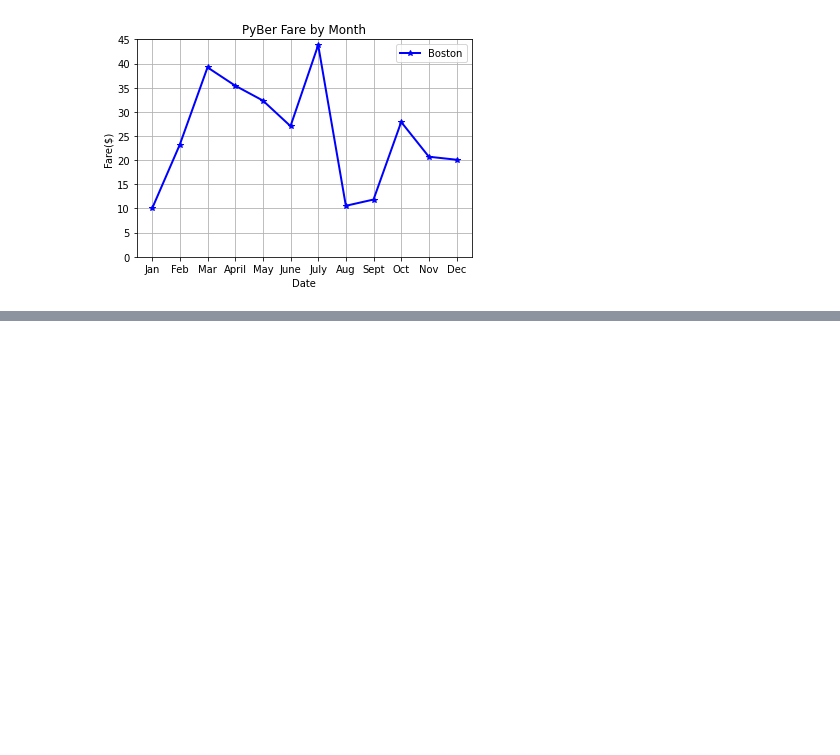
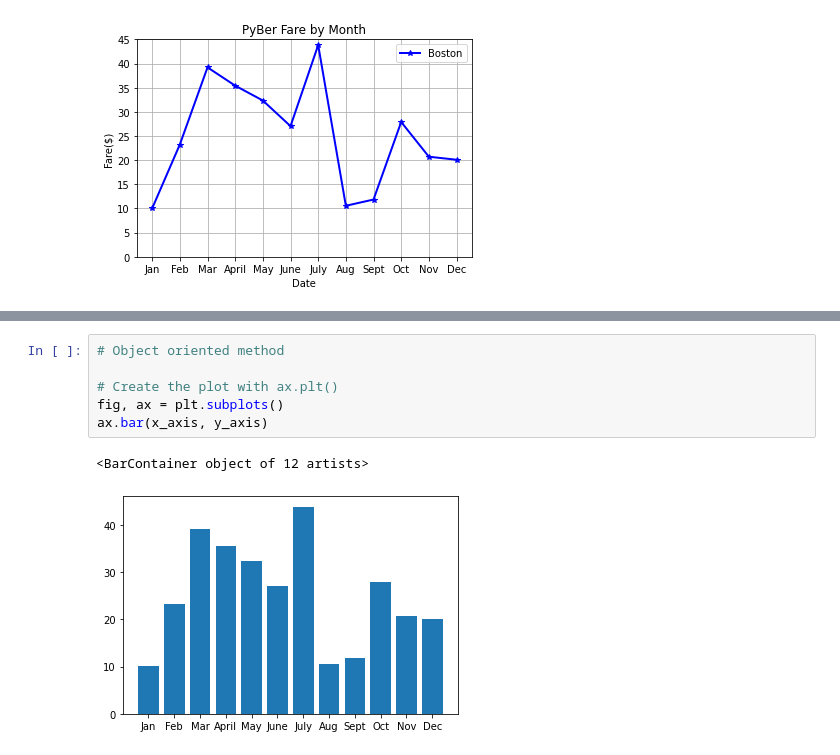
Before and after one commit to UrteMelyte/PyBer_Analysis, a Jupyter notebook: matplotlib_practice.ipynb, the cells around one changed output, grey strips where cells are left out. Drawn from its saved outputs; the diff is of its cells as text; blank space fills up the shorter version.

```diff
--- a/matplotlib_practice.ipynb
+++ b/matplotlib_practice.ipynb
@@ -77,0 +77,9 @@ plt.legend()
+# %%
+# Object oriented method
+
+# Create the plot with ax.plt()
+fig, ax = plt.subplots()
+ax.bar(x_axis, y_axis)
+# %% [output]
+<BarContainer object of 12 artists>
+[figure, added]
```
Also changed, not shown: parts of 16 cells of this notebook.
